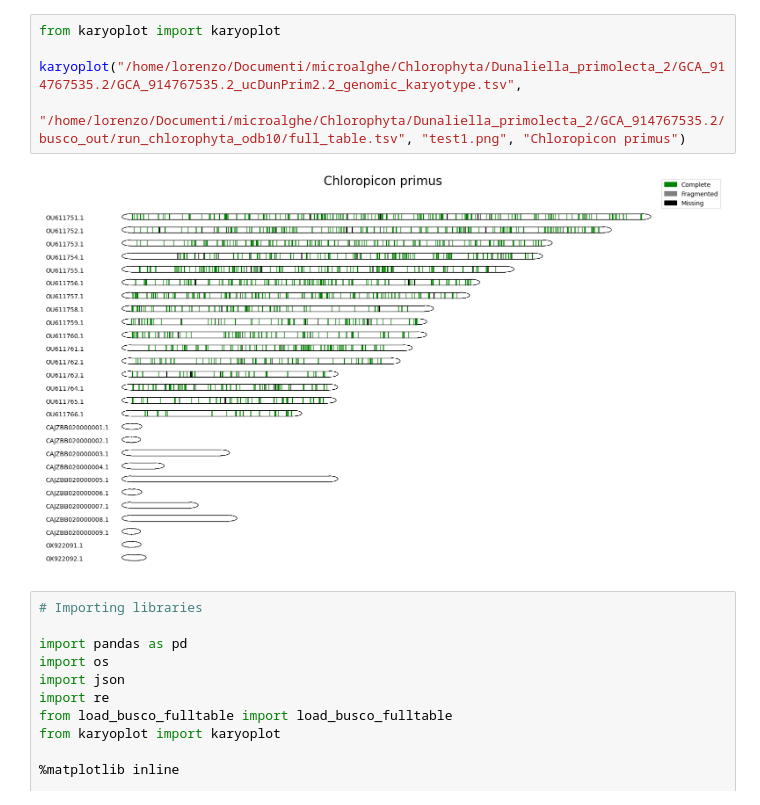
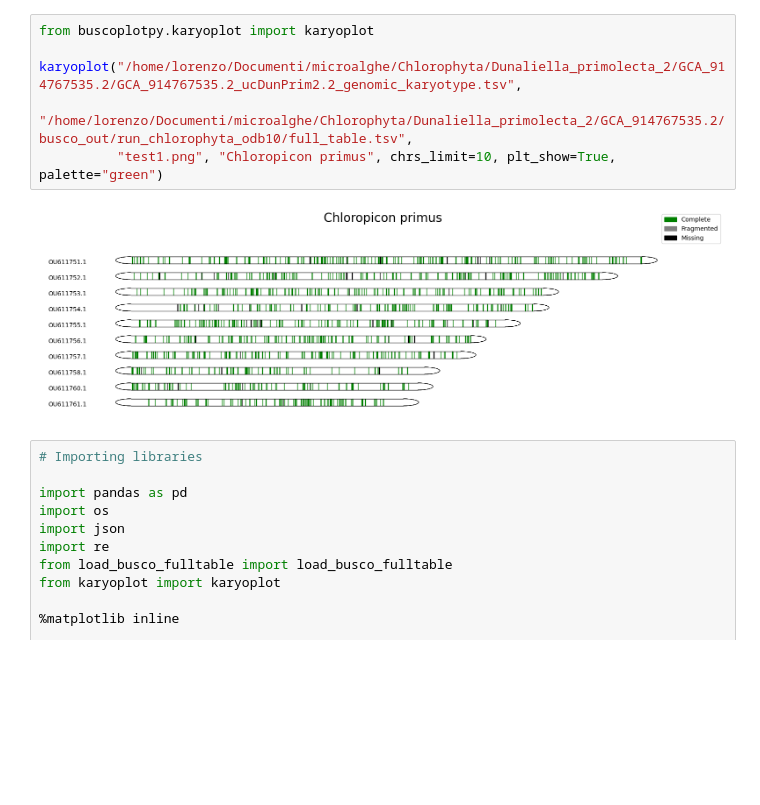
Before and after one commit to lorenzo-arcioni/BUSCO-Plot-Py, a Jupyter notebook: src/test.ipynb, the cells around one changed output. Saved outputs shown, nothing was run; the diff lists cells and outputs as text; blank space fills up the shorter version.

```diff
--- a/src/test.ipynb
+++ b/src/test.ipynb
@@ -1,10 +1,11 @@
 # %%
-from karyoplot import karyoplot
+from buscoplotpy.karyoplot import karyoplot
 
 karyoplot("/home/lorenzo/Documenti/microalghe/Chlorophyta/Dunaliella_primolecta_2/GCA_914767535.2/GCA_914767535.2_ucDunPrim2.2_genomic_karyotype.tsv",
-          "/home/lorenzo/Documenti/microalghe/Chlorophyta/Dunaliella_primolecta_2/GCA_914767535.2/busco_out/run_chlorophyta_odb10/full_table.tsv", "test1.png", "Chloropicon primus")
+          "/home/lorenzo/Documenti/microalghe/Chlorophyta/Dunaliella_primolecta_2/GCA_914767535.2/busco_out/run_chlorophyta_odb10/full_table.tsv",
+          "test1.png", "Chloropicon primus", chrs_limit=10, plt_show=True, palette="green")
 # %% [output]
-[figure, old version]
+[figure, new version]
 # %%
 # Importing libraries
 
```
Also changed, not shown: 7 other files.
